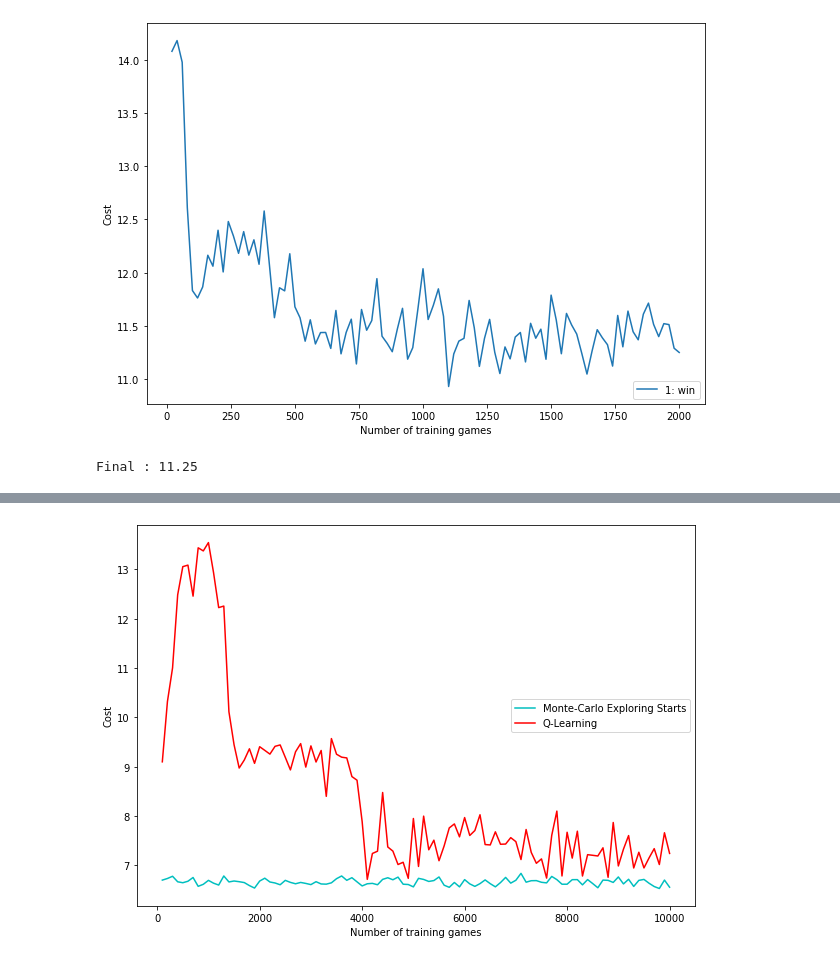
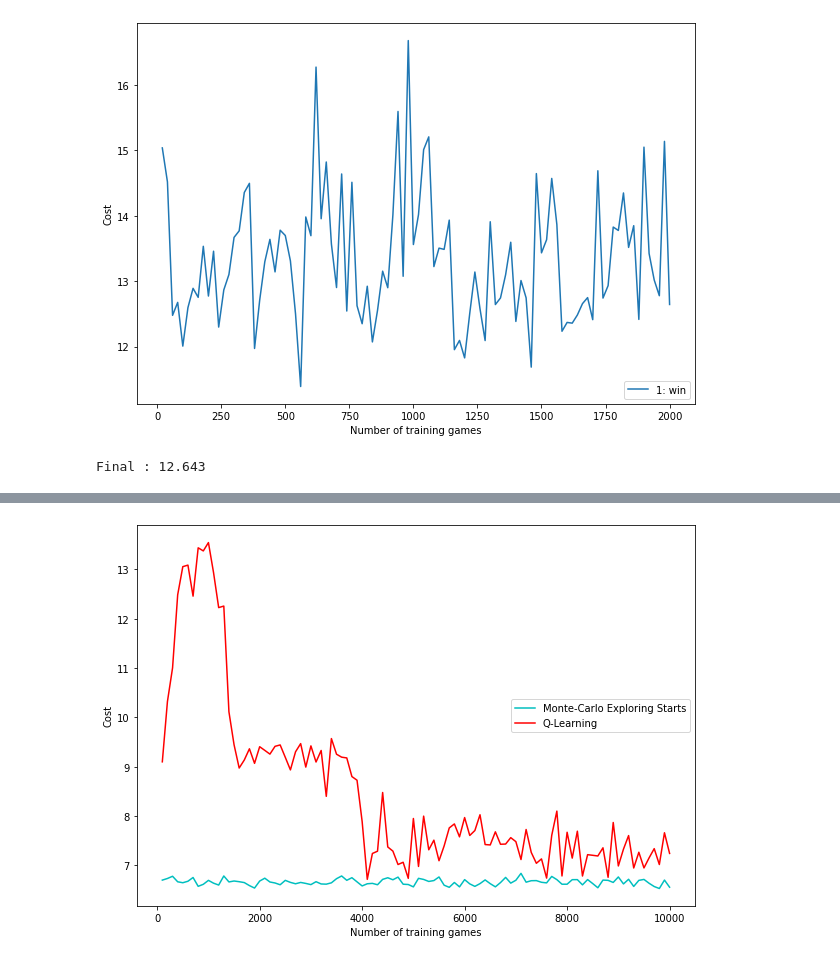
Before and after one commit to AMasquelier/Reinforcement-Learning, a Jupyter notebook: Tests_SnakesAndLadders.ipynb, the cells around one changed output, grey strips where cells are left out. Cells and saved outputs as stored; diff of their text form; code cells hidden in the pictures.

```diff
--- a/Tests_SnakesAndLadders.ipynb
+++ b/Tests_SnakesAndLadders.ipynb
@@ -5,10 +5,10 @@ from SnakesAndLadders import SnakesAndLadders, State
 # %%
 game = SnakesAndLadders([0,0,0,0,0,2,3,0,0,4,0,1,4,0,0])
 # %%
-learning_curve(game, MCES(game, gamma=0.8), n=2000, steps=100, n_games=1000, epsilon=0.5)
+learning_curve(game, QLearning(game, gamma=0.8), n=2000, steps=100, n_games=1000, epsilon=0.5)
 # %% [output]
-[figure, old version]
+[figure, new version]
-Final : 11.25
+Final : 12.643
 # %%
 game = SnakesAndLadders([0,0,0,0,0,2,3,0,0,4,0,1,4,0,0])
 compare_learning_curve(game, MCES(game, gamma=0.8), QLearning(game))
```
Also changed, not shown: parts of 2 cells of this notebook, 11 other files.
